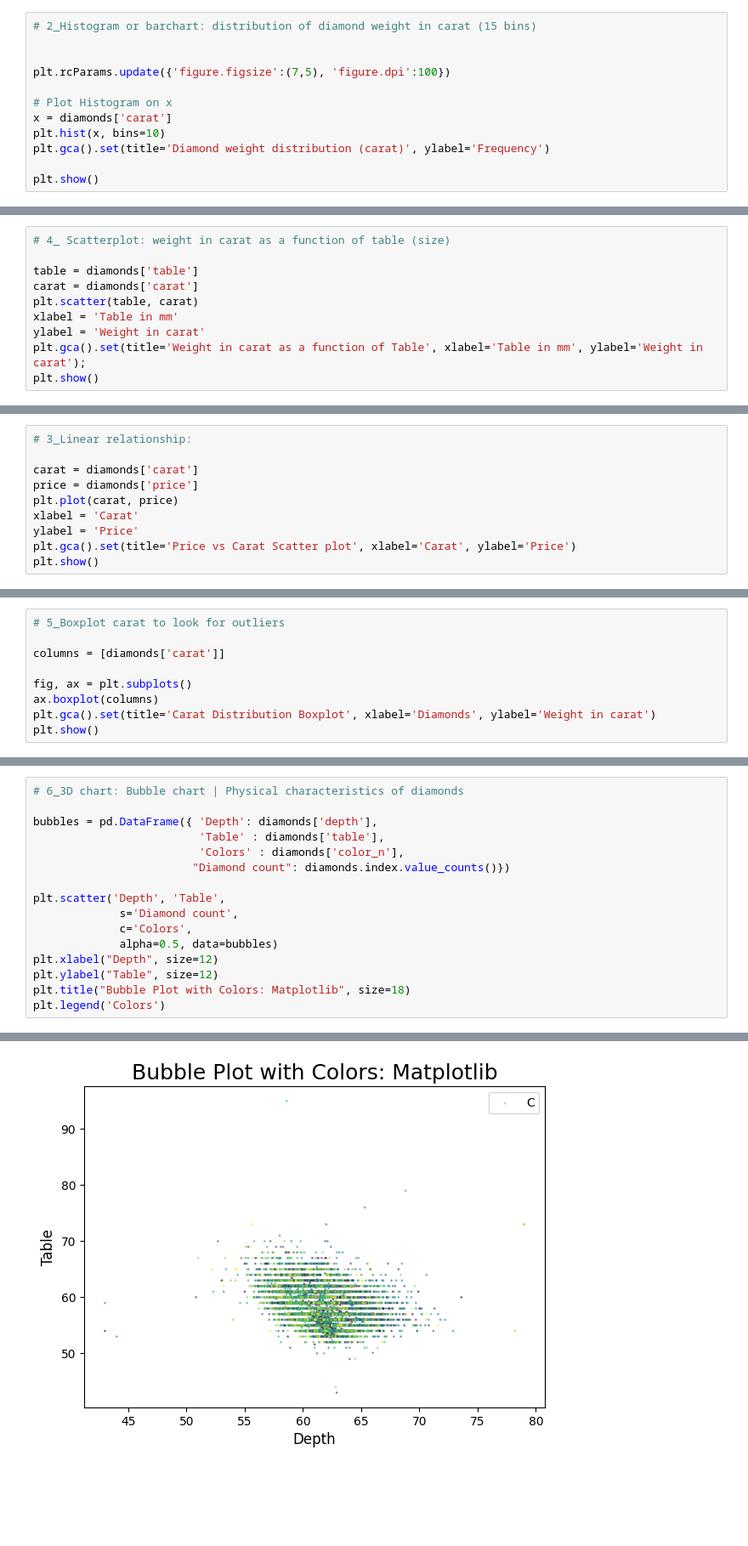
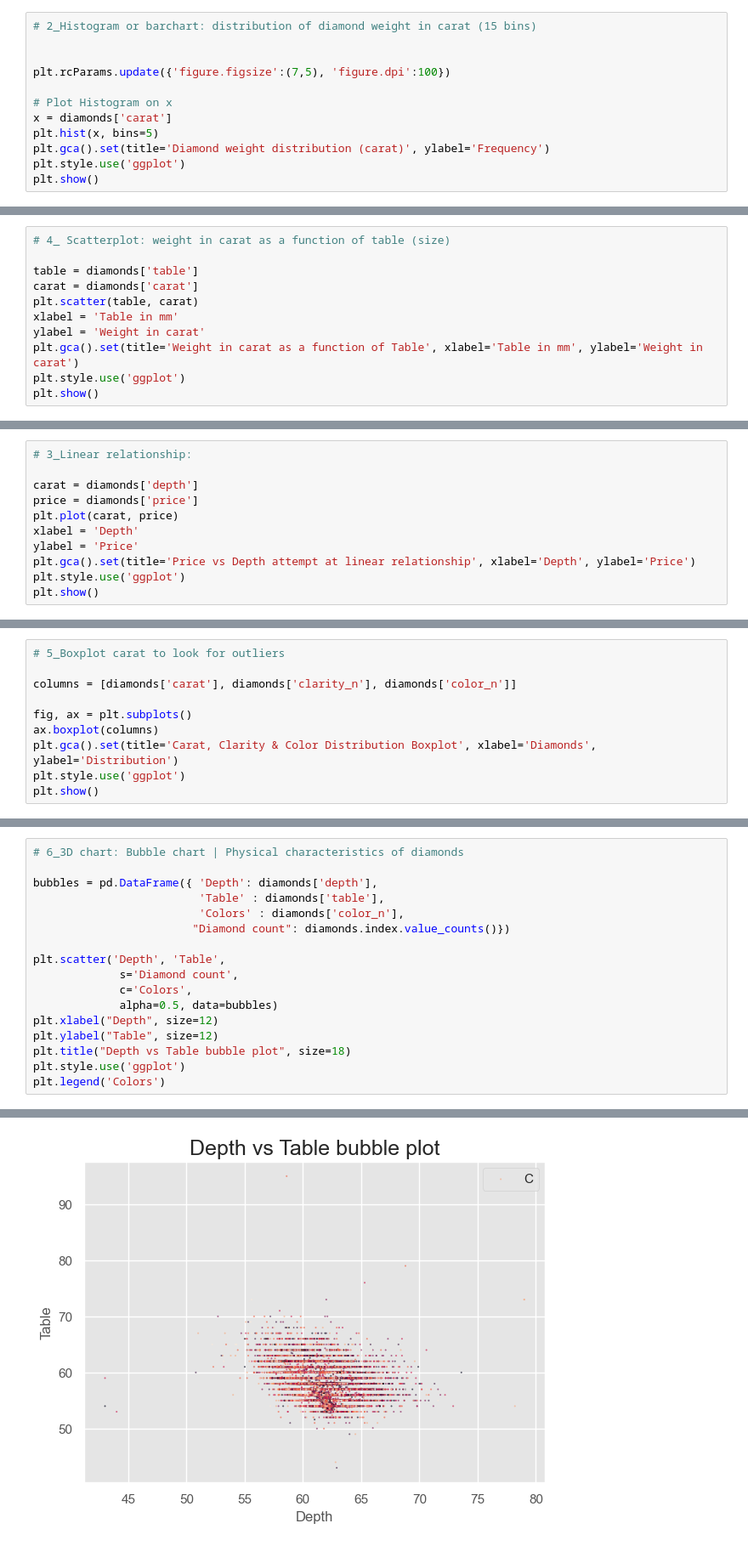
Before and after one commit to aiolii63/Diamonds, a Jupyter notebook: Data Viz/Diamonds Matplotlib Viz.ipynb, the cells around one changed output, grey strips where cells are left out. Shown at 85% size. Saved outputs shown, nothing was run; the diff lists cells and outputs as text; blank space fills up the shorter version.

```diff
--- a/Data Viz/Diamonds Matplotlib Viz.ipynb
+++ b/Data Viz/Diamonds Matplotlib Viz.ipynb
@@ -70,8 +72,8 @@ plt.rcParams.update({'figure.figsize':(7,5), 'figure.dpi':100})
 
 # Plot Histogram on x
 x = diamonds['carat']
-plt.hist(x, bins=10)
+plt.hist(x, bins=5)
 plt.gca().set(title='Diamond weight distribution (carat)', ylabel='Frequency')
-
+plt.style.use('ggplot')
 plt.show()
 # %% [output]
@@ -84,6 +86,7 @@ carat = diamonds['carat']
 plt.scatter(table, carat)
 xlabel = 'Table in mm'
 ylabel = 'Weight in carat'
-plt.gca().set(title='Weight in carat as a function of Table', xlabel='Table in mm', ylabel='Weight in carat');
+plt.gca().set(title='Weight in carat as a function of Table', xlabel='Table in mm', ylabel='Weight in carat')
+plt.style.use('ggplot')
 plt.show()
 # %% [output]
@@ -91,11 +94,12 @@ plt.show()
 # %%
 # 3_Linear relationship:
 
-carat = diamonds['carat']
+carat = diamonds['depth']
 price = diamonds['price']
 plt.plot(carat, price)
-xlabel = 'Carat'
+xlabel = 'Depth'
 ylabel = 'Price'
-plt.gca().set(title='Price vs Carat Scatter plot', xlabel='Carat', ylabel='Price')
+plt.gca().set(title='Price vs Depth attempt at linear relationship', xlabel='Depth', ylabel='Price')
+plt.style.use('ggplot')
 plt.show()
 # %% [output]
@@ -103,10 +107,11 @@ plt.show()
 # %%
 # 5_Boxplot carat to look for outliers
 
-columns = [diamonds['carat']]
+columns = [diamonds['carat'], diamonds['clarity_n'], diamonds['color_n']]
 
 fig, ax = plt.subplots()
 ax.boxplot(columns)
-plt.gca().set(title='Carat Distribution Boxplot', xlabel='Diamonds', ylabel='Weight in carat')
+plt.gca().set(title='Carat, Clarity & Color Distribution Boxplot', xlabel='Diamonds', ylabel='Distribution')
+plt.style.use('ggplot')
 plt.show()
 # %% [output]
@@ -126,22 +131,23 @@ Name: carat, dtype: float64
 # %%
 # 6_3D chart: Bubble chart | Physical characteristics of diamonds
 
 bubbles = pd.DataFrame({ 'Depth': diamonds['depth'],
                          'Table' : diamonds['table'],
                          'Colors' : diamonds['color_n'],
                         "Diamond count": diamonds.index.value_counts()})
 
 plt.scatter('Depth', 'Table',
              s='Diamond count',
              c='Colors',
              alpha=0.5, data=bubbles)
 plt.xlabel("Depth", size=12)
 plt.ylabel("Table", size=12)
-plt.title("Bubble Plot with Colors: Matplotlib", size=18)
+plt.title("Depth vs Table bubble plot", size=18)
+plt.style.use('ggplot')
 plt.legend('Colors')
 # %% [output]
 <matplotlib.legend.Legend at 0x...>
-[figure, old version]
+[figure, new version]
 # %%
 # 7_Radar chart: compare average weight for different type cuts
 
```
Also changed, not shown: parts of 9 cells of this notebook.
